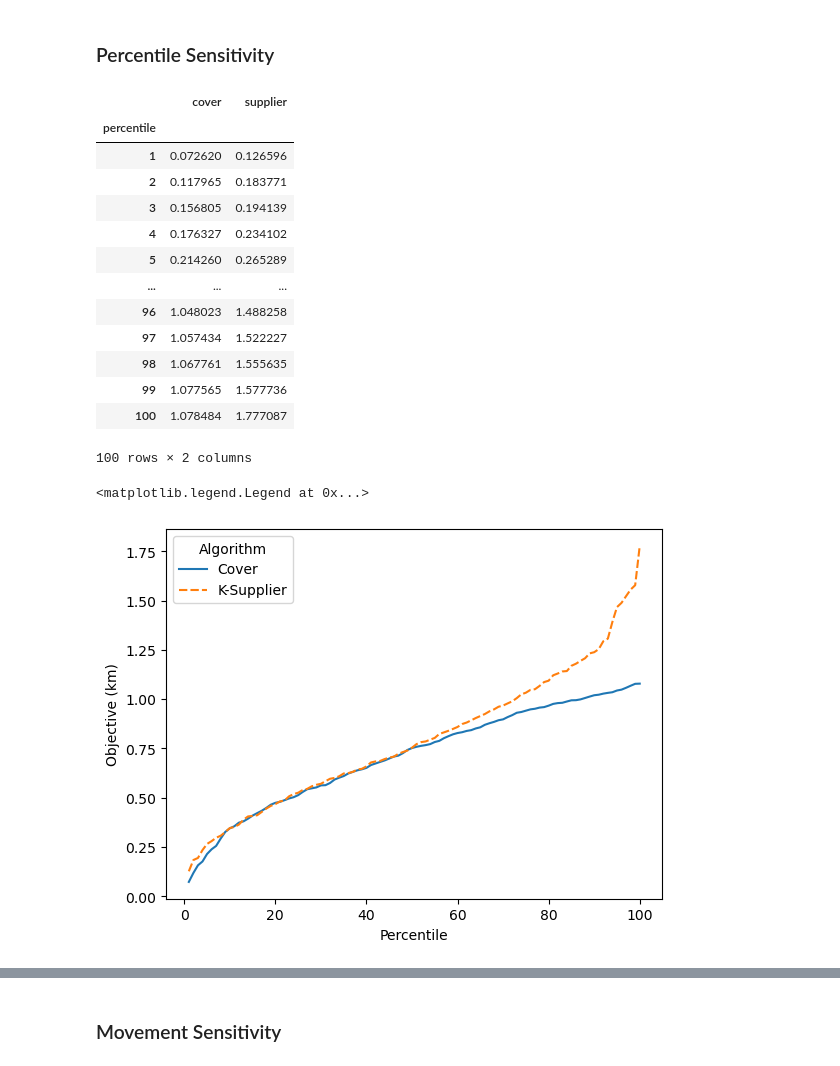
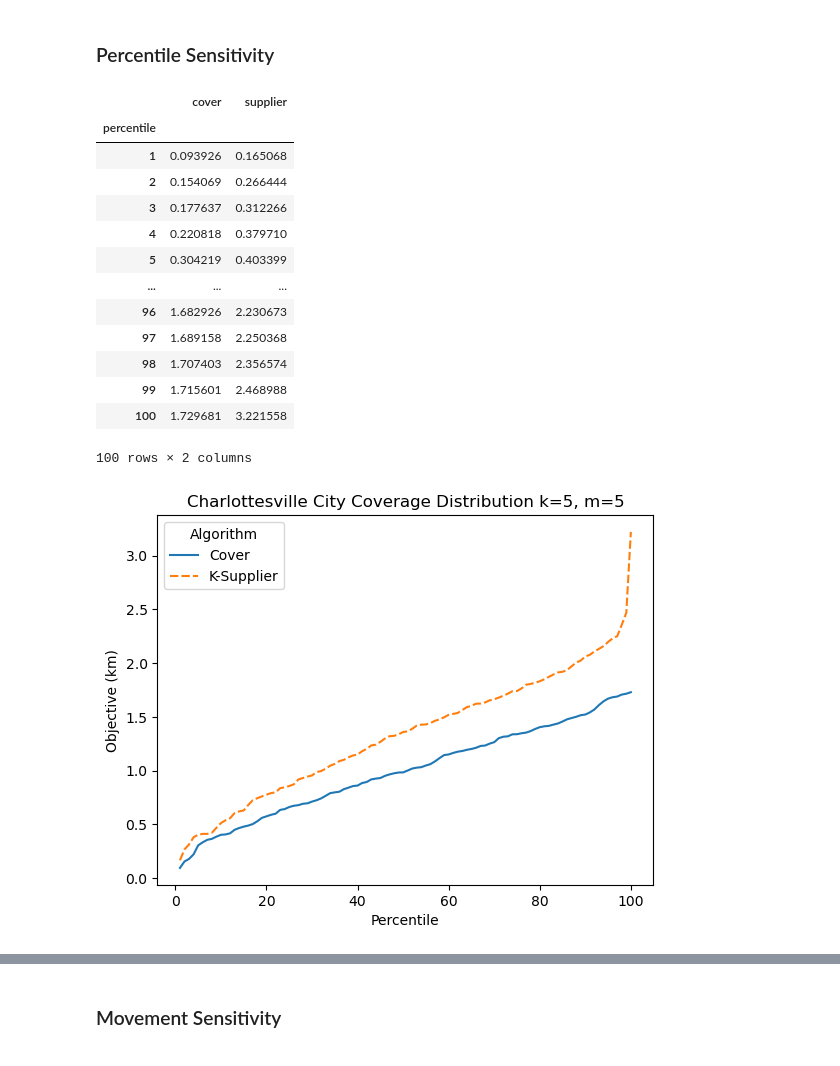
Before and after one commit to Ann924/FullyMobileFacilities, a Jupyter notebook: Notebooks/experiment.ipynb, the cells around one changed output, grey strips where cells are left out. Saved outputs shown, nothing was run; the diff lists cells and outputs as text; code cells hidden in the pictures.

```diff
--- a/Notebooks/experiment.ipynb
+++ b/Notebooks/experiment.ipynb
@@ -45,6 +49,6 @@ plt.legend(title='Algorithm', labels=['Cover', 'K-Supplier'])
 # %%
 dict_frame = {}
-with open(PROJECT_ROOT/"Experiments"/"output"/"percentile_sensitivity.json") as f:
+with open(PROJECT_ROOT/"Experiments"/"output"/f"percentile_sensitivity_{m}_{k}.json") as f:
     data = json.load(f)
     percentile = data["percentile_list"][1:]
     dict_frame["cover"] = {int(percentile[i]): val for i, val in enumerate(data["cover"]["obj_list"])}
@@ -56,27 +60,28 @@ df
 # %% [output]
 |  | cover | supplier |
 | percentile |  |  |
-| 1 | 0.072620 | 0.126596 |
-| 2 | 0.117965 | 0.183771 |
-| 3 | 0.156805 | 0.194139 |
-| 4 | 0.176327 | 0.234102 |
-| 5 | 0.214260 | 0.265289 |
+| 1 | 0.093926 | 0.165068 |
+| 2 | 0.154069 | 0.266444 |
+| 3 | 0.177637 | 0.312266 |
+| 4 | 0.220818 | 0.379710 |
+| 5 | 0.304219 | 0.403399 |
 | ... | ... | ... |
-| 96 | 1.048023 | 1.488258 |
-| 97 | 1.057434 | 1.522227 |
-| 98 | 1.067761 | 1.555635 |
-| 99 | 1.077565 | 1.577736 |
-| 100 | 1.078484 | 1.777087 |
+| 96 | 1.682926 | 2.230673 |
+| 97 | 1.689158 | 2.250368 |
+| 98 | 1.707403 | 2.356574 |
+| 99 | 1.715601 | 2.468988 |
+| 100 | 1.729681 | 3.221558 |
 100 rows × 2 columns
 # %%
 import matplotlib.pyplot as plt
 
 plot = sns.lineplot(data = df)
 plot.set_ylabel("Objective (km)")
 plot.set_xlabel("Percentile")
 plt.legend(title='Algorithm', labels=['Cover', 'K-Supplier'])
+plt.title(f"Charlottesville City Coverage Distribution k={k}, m={m}")
+plt.savefig(PROJECT_ROOT/"Experiments"/"output"/"plots"/f"cville_percentile_sensitivity_{m}_{k}.png", dpi=300)
 # %% [output]
-<matplotlib.legend.Legend at 0x...>
-[figure, old version]
+[figure, new version]
 # %%
 dict_frame = {}
```
Also changed, not shown: parts of 30 cells of this notebook, 38 other files.
